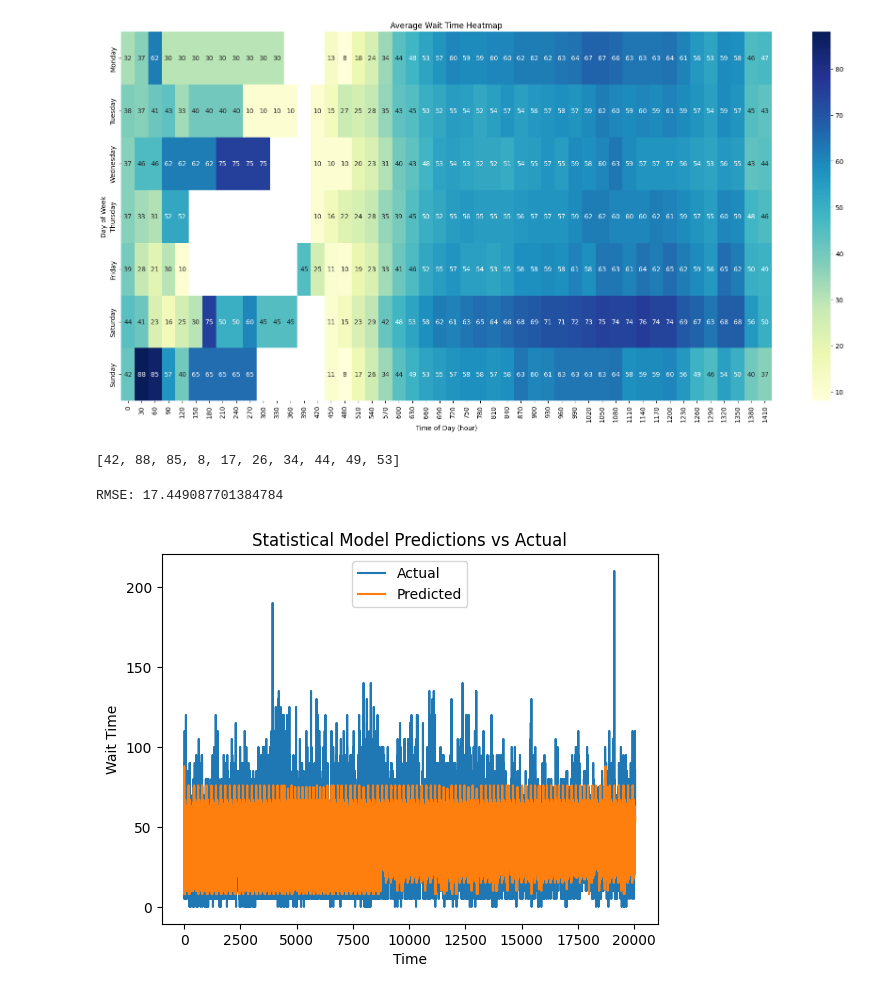
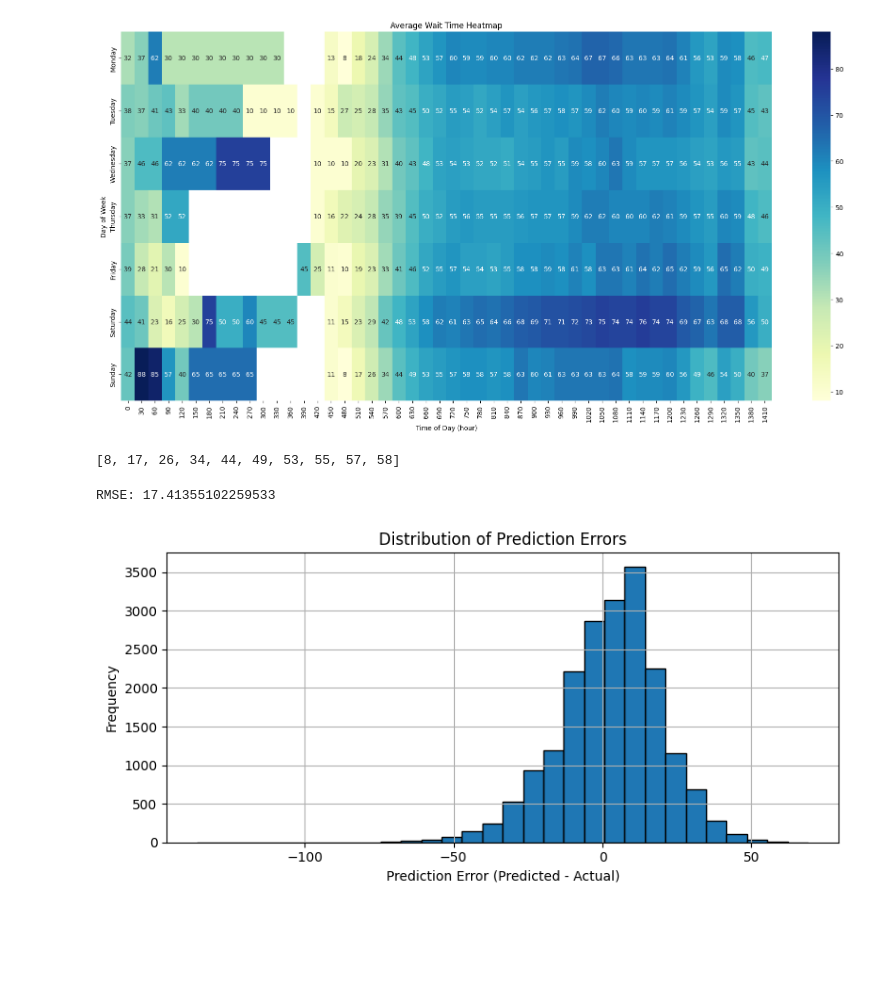
Before and after one commit to jpogue2/csci467-project, a Jupyter notebook: statistical-baseline.ipynb, the cells around one changed output. Cells and saved outputs as stored; diff of their text form; code cells hidden in the pictures; blank space fills up the shorter version.

Commit message:
changed evaluation graph for stat baseline to error histogram; remove data before 7:30AM

```diff
--- a/statistical-baseline.ipynb
+++ b/statistical-baseline.ipynb
@@ -96,6 +96,7 @@ plt.show()
 # %%
 # ------ TESTING ------
 # getting the actual values for the test set
+test_df = test_df[test_df['Time of Day'] >= 450]
 y_test_actual = test_df['Wait Time'].values
 y_pred = []
 
@@ -113,21 +114,23 @@ y_pred = [int(x) if not math.isnan(x) else int(np.mean(list(avg_vals.values())))
 
 y_pred[:10]
 # %% [output]
-[42, 88, 85, 8, 17, 26, 34, 44, 49, 53]
+[8, 17, 26, 34, 44, 49, 53, 55, 57, 58]
 # %%
 # # calculating RMSE
 rmse = np.sqrt(mean_squared_error(y_test_actual, y_pred))
 print("RMSE: {}".format(rmse))
 # %% [output]
-RMSE: 17.449087701384784
+RMSE: 17.41355102259533
 # %%
-# plotting results of testing statistical model
-plt.plot(y_test_actual, label='Actual')
-plt.plot(y_pred, label='Predicted')
-plt.title('Statistical Model Predictions vs Actual')
-plt.xlabel('Time')
-plt.ylabel('Wait Time')
-plt.legend()
+errors = np.array(y_pred) - np.array(y_test_actual)
+
+plt.figure(figsize=(8, 4))
+plt.hist(errors, bins=30, edgecolor='black')
+plt.title("Distribution of Prediction Errors")
+plt.xlabel("Prediction Error (Predicted - Actual)")
+plt.ylabel("Frequency")
+plt.grid(True)
+plt.tight_layout()
 plt.show()
 # %% [output]
-[figure, old version]
+[figure, new version]
```
